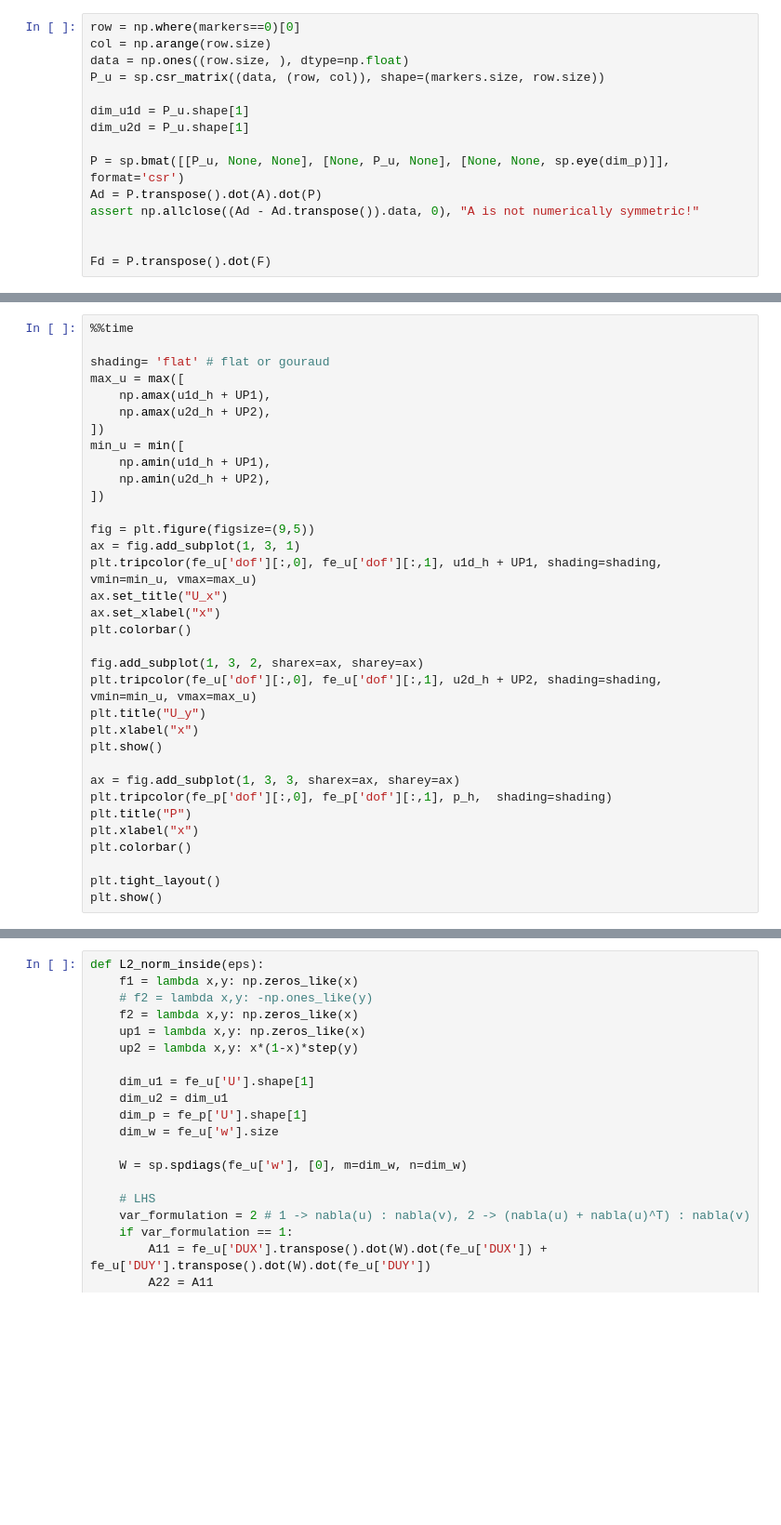
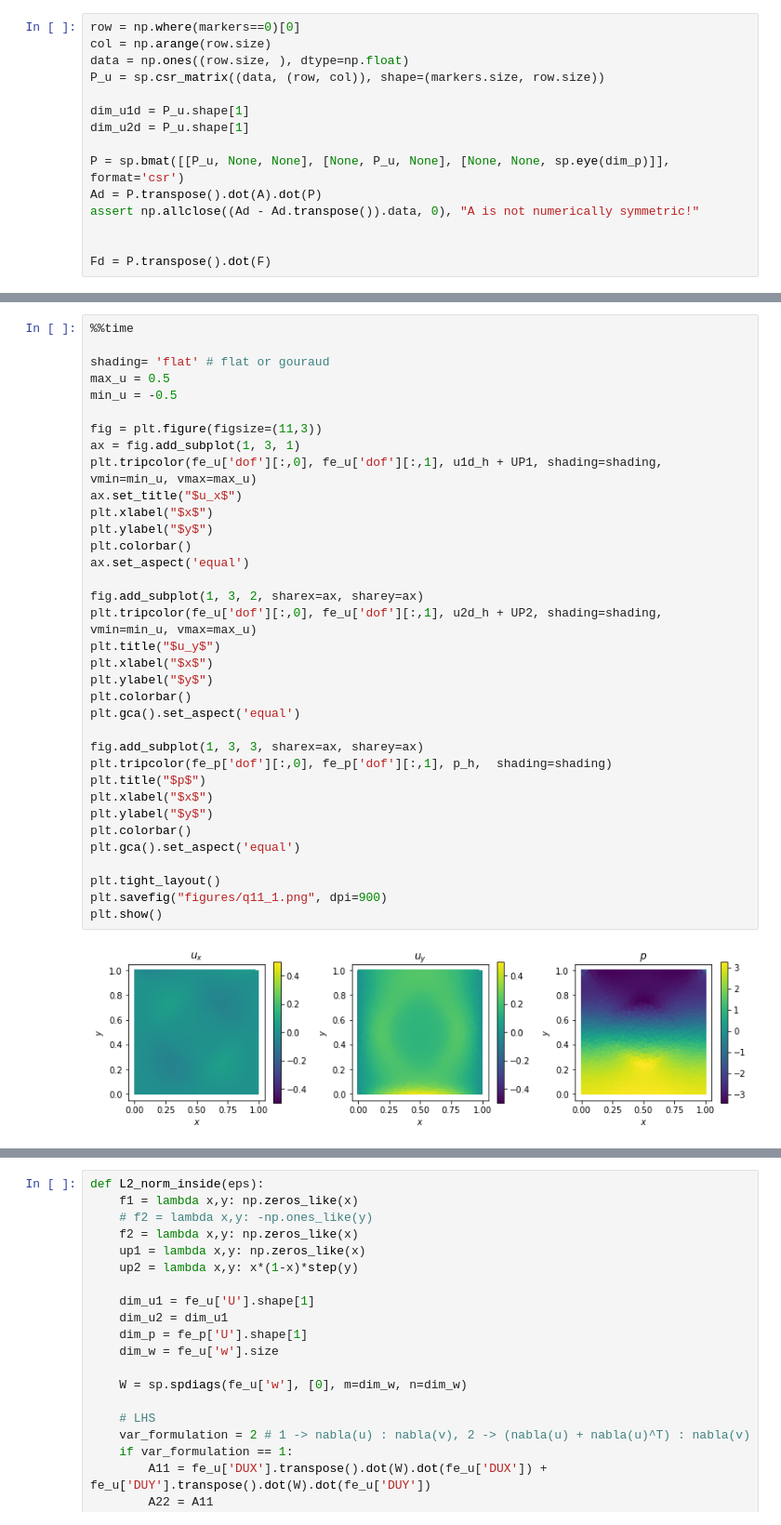
Before and after one commit to lkskstlr/map584, a Jupyter notebook: project/Question11.ipynb, the cells around one changed output, grey strips where cells are left out. Shown: that part at 93% size. Cells and saved outputs as stored; diff of their text form; blank space fills up the shorter version.

```diff
--- a/project/Question11.ipynb
+++ b/project/Question11.ipynb
@@ -222,34 +236,37 @@ plt.show()
 # %%
 %%time
 
 shading= 'flat' # flat or gouraud
-max_u = max([
-    np.amax(u1d_h + UP1),
-    np.amax(u2d_h + UP2),
-])
-min_u = min([
-    np.amin(u1d_h + UP1),
-    np.amin(u2d_h + UP2),
-])
+max_u = 0.5
+min_u = -0.5
 
-fig = plt.figure(figsize=(9,5))
+fig = plt.figure(figsize=(11,3))
 ax = fig.add_subplot(1, 3, 1)
 plt.tripcolor(fe_u['dof'][:,0], fe_u['dof'][:,1], u1d_h + UP1, shading=shading, vmin=min_u, vmax=max_u)
-ax.set_title("U_x")
-ax.set_xlabel("x")
+ax.set_title("$u_x$")
+plt.xlabel("$x$")
+plt.ylabel("$y$")
 plt.colorbar()
+ax.set_aspect('equal')
 
 fig.add_subplot(1, 3, 2, sharex=ax, sharey=ax)
 plt.tripcolor(fe_u['dof'][:,0], fe_u['dof'][:,1], u2d_h + UP2, shading=shading, vmin=min_u, vmax=max_u)
-plt.title("U_y")
-plt.xlabel("x")
-plt.show()
+plt.title("$u_y$")
+plt.xlabel("$x$")
+plt.ylabel("$y$")
+plt.colorbar()
+plt.gca().set_aspect('equal')
 
-ax = fig.add_subplot(1, 3, 3, sharex=ax, sharey=ax)
+fig.add_subplot(1, 3, 3, sharex=ax, sharey=ax)
 plt.tripcolor(fe_p['dof'][:,0], fe_p['dof'][:,1], p_h,  shading=shading)
-plt.title("P")
-plt.xlabel("x")
+plt.title("$p$")
+plt.xlabel("$x$")
+plt.ylabel("$y$")
 plt.colorbar()
+plt.gca().set_aspect('equal')
 
 plt.tight_layout()
+plt.savefig("figures/q11_1.png", dpi=900)
 plt.show()
+# %% [output]
+[figure, added]
```
Also changed, not shown: parts of 11 cells of this notebook, 21 other files.
